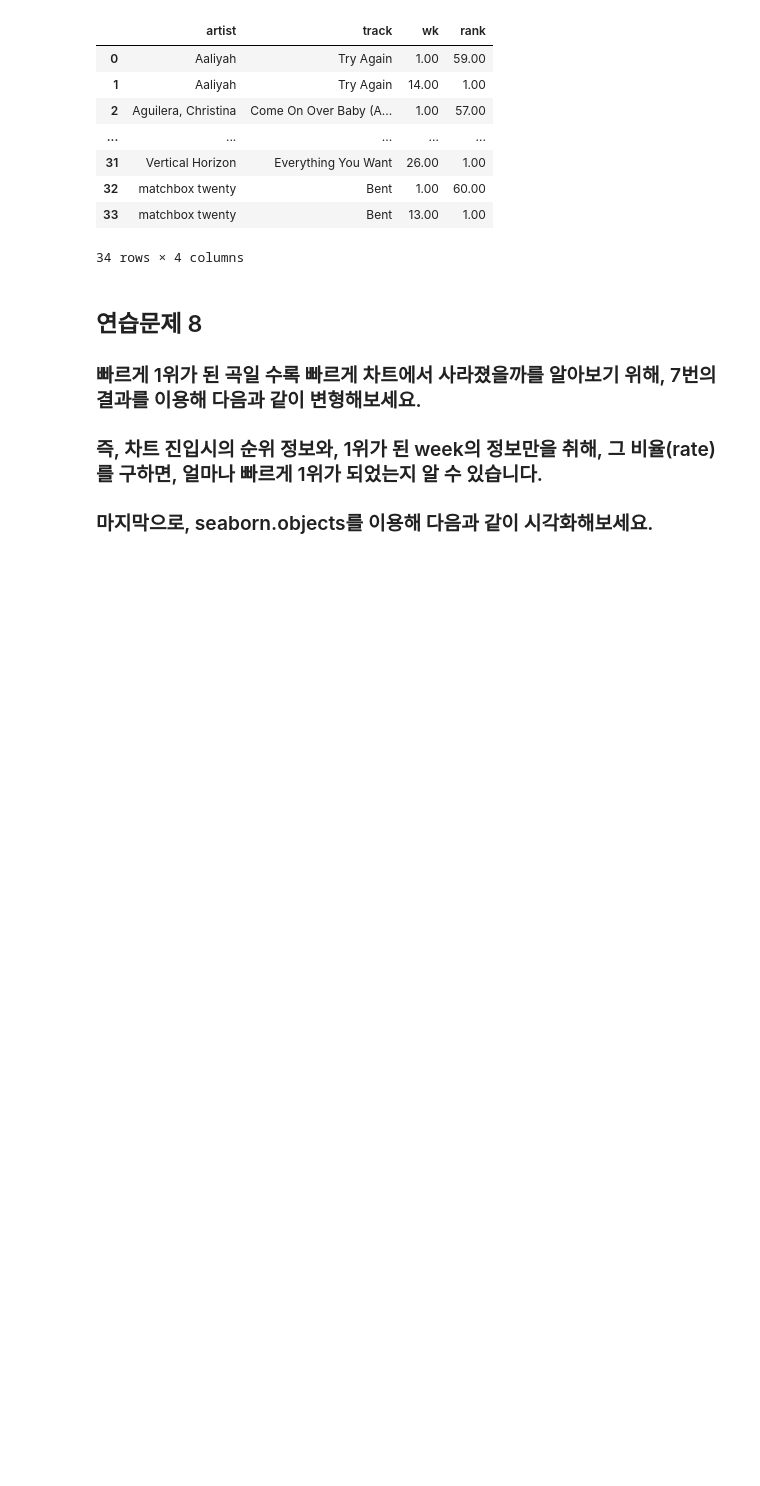
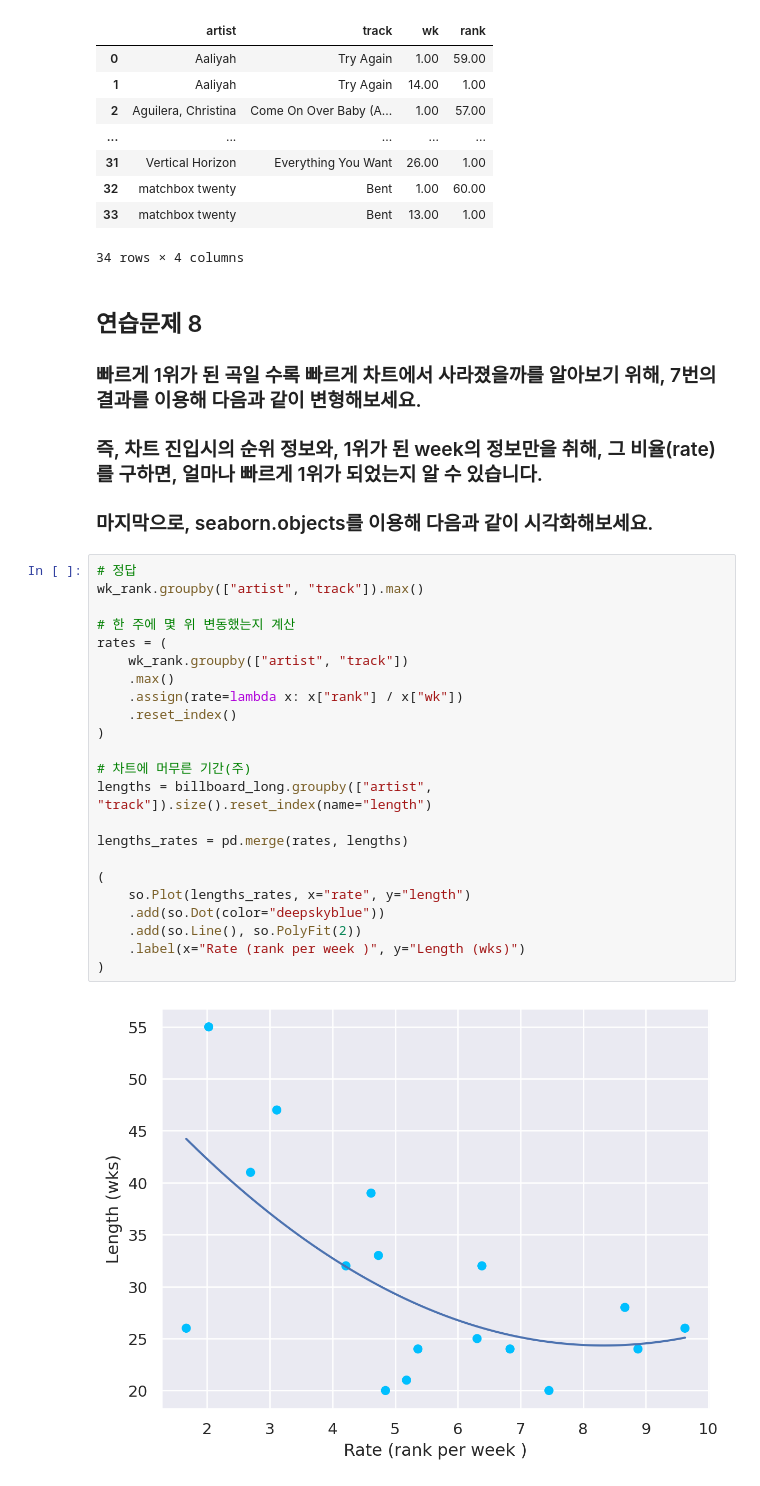
Before and after one commit to Felix-Silas/2024-1-Class, a Jupyter notebook: Data Analysis and Visualization/HW02_Billboard_Exercise.ipynb, the cells around one changed output. Saved outputs shown, nothing was run; the diff lists cells and outputs as text; blank space fills up the shorter version.

```diff
--- a/Data Analysis and Visualization/HW02_Billboard_Exercise.ipynb
+++ b/Data Analysis and Visualization/HW02_Billboard_Exercise.ipynb
@@ -312,3 +454,28 @@ wk_rank
 ### 빠르게 1위가 된 곡일 수록 빠르게 차트에서 사라졌을까를 알아보기 위해, 7번의 결과를 이용해 다음과 같이 변형해보세요.
 ### 즉, 차트 진입시의 순위 정보와, 1위가 된 week의 정보만을 취해, 그 비율(rate)를 구하면, 얼마나 빠르게 1위가 되었는지 알 수 있습니다.
 ### 마지막으로, seaborn.objects를 이용해 다음과 같이 시각화해보세요.
+# %%
+# 정답
+wk_rank.groupby(["artist", "track"]).max()
+
+# 한 주에 몇 위 변동했는지 계산
+rates = (
+    wk_rank.groupby(["artist", "track"])
+    .max()
+    .assign(rate=lambda x: x["rank"] / x["wk"])
+    .reset_index()
+)
+
+# 차트에 머무른 기간(주)
+lengths = billboard_long.groupby(["artist", "track"]).size().reset_index(name="length")
+
+lengths_rates = pd.merge(rates, lengths)
+
+(
+    so.Plot(lengths_rates, x="rate", y="length")
+    .add(so.Dot(color="deepskyblue"))
+    .add(so.Line(), so.PolyFit(2))
+    .label(x="Rate (rank per week )", y="Length (wks)")
+)
+# %% [output]
+[figure, added]
```
Also changed, not shown: parts of 14 cells of this notebook.
